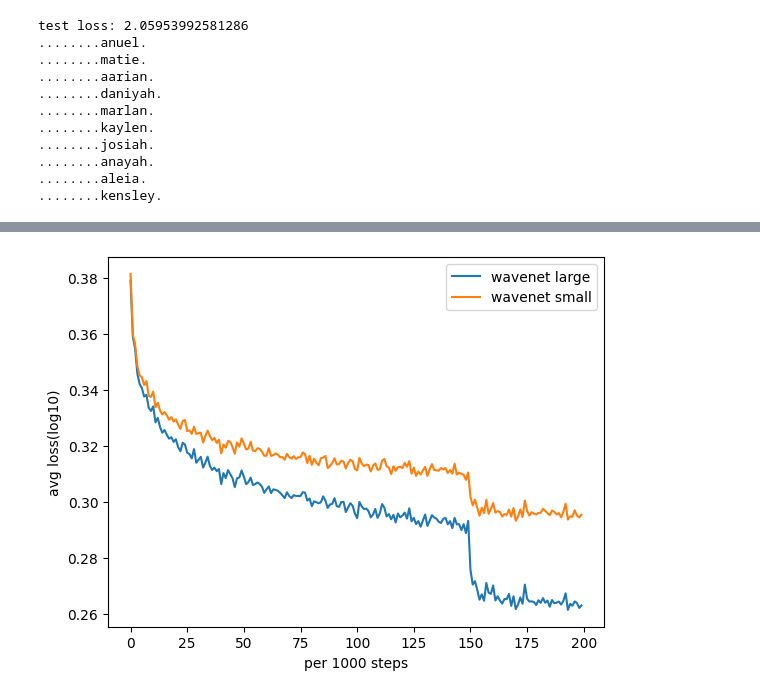
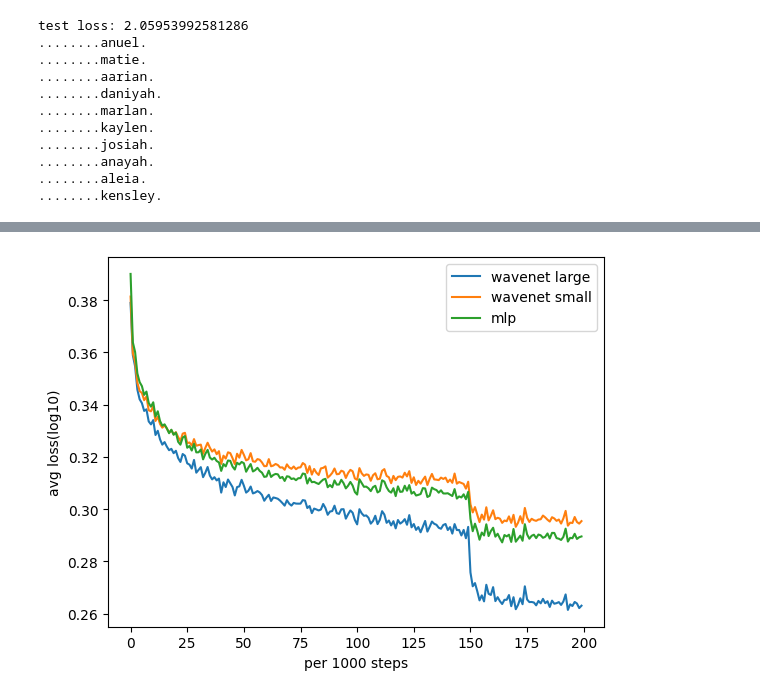
Before and after one commit to xiaobo-yang/my_makemore, a Jupyter notebook: mlp_demo.ipynb, the cells around one changed output, grey strips where cells are left out. Saved outputs shown, nothing was run; the diff lists cells and outputs as text; code cells hidden in the pictures.

Commit message:
finish wavenet with plots

```diff
--- a/mlp_demo.ipynb
+++ b/mlp_demo.ipynb
@@ -107,12 +107,12 @@ ini_lr = 0.1
 # model
 torch.manual_seed(42)
 g = torch.Generator().manual_seed(42)
-model = MLP(vocab_size, block_size, n_embd, n_hidden, n_layer, dtype)
+model_mlp = MLP(vocab_size, block_size, n_embd, n_hidden, n_layer, dtype)
 loss_fn = CrossEntropyLoss()
-optimizer = SGD(model, ini_lr)
+optimizer = SGD(model_mlp, ini_lr)
 
-lossis = []
-model.train()
+lossis_mlp = []
+model_mlp.train()
 for step in range(n_steps):
     lr = ini_lr if step < int(n_steps * 0.75) else ini_lr / 10
     optimizer.lr = lr
@@ -120,14 +120,14 @@ for step in range(n_steps):
     x, y = X_train[idx], Y_train[idx]
 
     # forward
-    logits = model(x)
+    logits = model_mlp(x)
     loss = loss_fn(logits, y)
 
     # backward
     # since grad buffer is stored in model class, we need to call backward imediately after forward
     # otherwise, grad buffer will be overwritten by next forward
     h_grad = loss_fn.backward(grad=1.0) # last layer, dloss=1.0
-    model.backward(h_grad)
+    model_mlp.backward(h_grad)
 
     # update
     optimizer.step()
@@ -135,13 +135,13 @@ for step in range(n_steps):
 
     # eval
     if step % eval_interval == 0:
-        model.eval()
+        model_mlp.eval()
         x, y = X_val, Y_val
-        logits = model(x)
+        logits = model_mlp(x)
         val_loss = loss_fn(logits, y) # val loss is actually one step later than train loss
         print(f'step: {step}, train loss: {loss.item()}, val loss: {val_loss.item()}')
-        model.train()
-    lossis.append(loss.log10().item())
+        model_mlp.train()
+    lossis_mlp.append(loss.log10().item())
 # %% [output]
 step: 0, train loss: 3.3093357003530555, val loss: 3.293087279158654
 step: 10000, train loss: 2.191763784254482, val loss: 2.2093348649098226
@@ -164,15 +164,15 @@ step: 170000, train loss: 1.912803344969419, val loss: 2.033200805205289
 step: 180000, train loss: 2.137226729676998, val loss: 2.0316769613734578
 step: 190000, train loss: 1.7030145633043026, val loss: 2.029925040136406
 # %%
-model.eval()
+model_mlp.eval()
 x, y = X_test, Y_test
-logits = model(x)
+logits = model_mlp(x)
 test_loss = loss_fn(logits, y).item()
 print(f'test loss: {test_loss}')
 
 torch.manual_seed(42)
 for _ in range(10):
-    out = model.generate('.' * block_size, max_new_tokens=10, do_sample=True, temperature=0.5)
+    out = model_mlp.generate('.' * block_size, max_new_tokens=10, do_sample=True, temperature=0.5)
     print(out)
 # %% [output]
 test loss: 2.044092865367425
@@ -514,12 +494,13 @@ test loss: 2.05953992581286
 # %%
 import matplotlib.pyplot as plt
 
 avg_step = 1000
 plt.plot(torch.tensor(lossis).view(-1, avg_step).mean(dim=1), label='wavenet large')
 plt.plot(torch.tensor(lossis_wavenet).view(-1, avg_step).mean(dim=1), label='wavenet small')
+plt.plot(torch.tensor(lossis_mlp).view(-1, avg_step).mean(dim=1), label='mlp')
 plt.xlabel(f'per {avg_step} steps')
 plt.ylabel('avg loss(log10)')
 plt.legend()
 plt.show()
 # %% [output]
-[figure, old version]
+[figure, new version]
```
Also changed, not shown: parts of 6 cells of this notebook.
